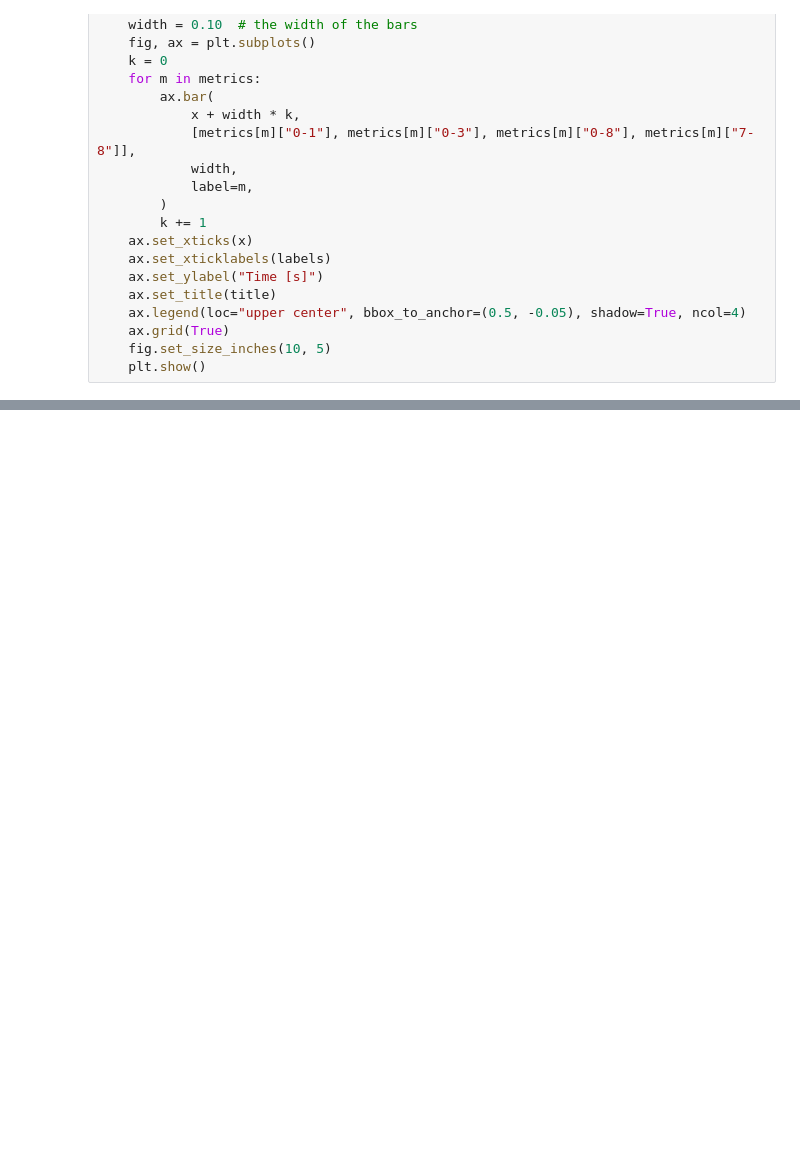
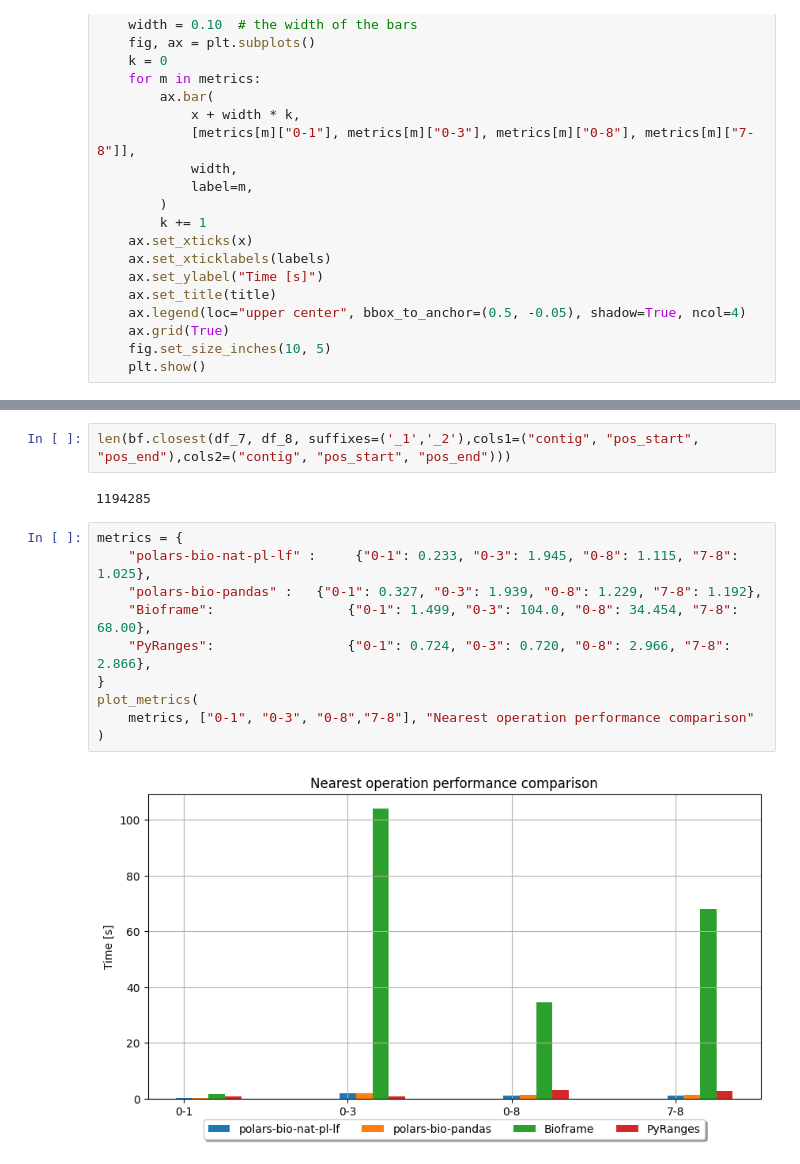
Before and after one commit to zkeram/polars-bio, a Jupyter notebook: benchmark/run_bench.ipynb, the cells around one changed output, grey strips where cells are left out. Saved outputs shown, nothing was run; the diff lists cells and outputs as text; blank space fills up the shorter version.

```diff
--- a/benchmark/run_bench.ipynb
+++ b/benchmark/run_bench.ipynb
@@ -185,0 +310,16 @@ plot_metrics(
+# %%
+len(bf.closest(df_7, df_8, suffixes=('_1','_2'),cols1=("contig", "pos_start", "pos_end"),cols2=("contig", "pos_start", "pos_end")))
+# %% [output]
+1194285
+# %%
+metrics = {
+    "polars-bio-nat-pl-lf" :     {"0-1": 0.233, "0-3": 1.945, "0-8": 1.115, "7-8": 1.025},
+    "polars-bio-pandas" :   {"0-1": 0.327, "0-3": 1.939, "0-8": 1.229, "7-8": 1.192},
+    "Bioframe":                 {"0-1": 1.499, "0-3": 104.0, "0-8": 34.454, "7-8": 68.00},
+    "PyRanges":                 {"0-1": 0.724, "0-3": 0.720, "0-8": 2.966, "7-8": 2.866},
+}
+plot_metrics(
+    metrics, ["0-1", "0-3", "0-8","7-8"], "Nearest operation performance comparison"
+)
+# %% [output]
+[figure, added]
```
Also changed, not shown: parts of 29 cells of this notebook, 32 other files.
